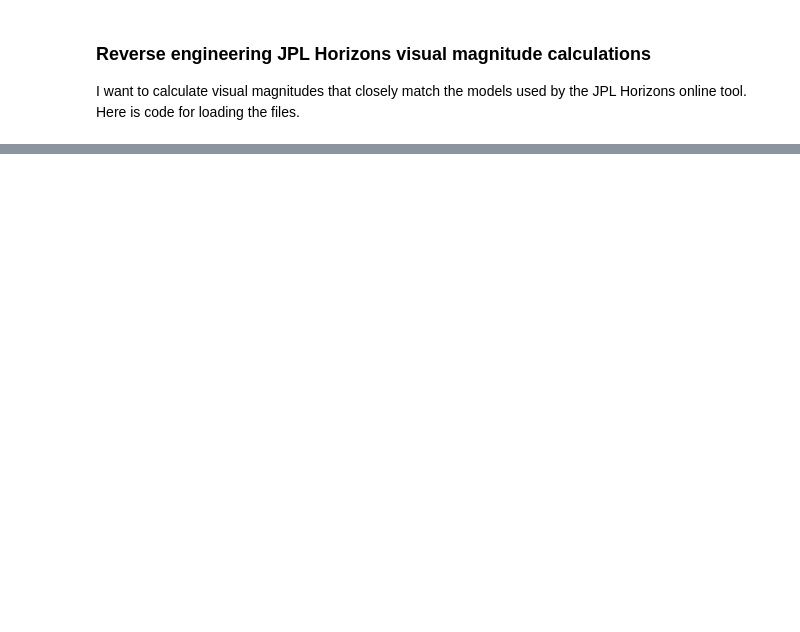
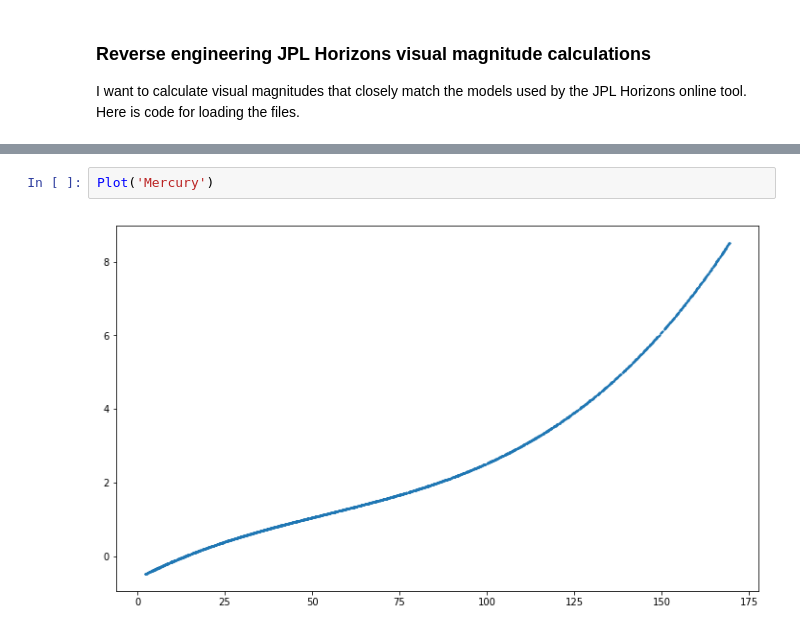
Before and after one commit to cosinekitty/astronomy, a Jupyter notebook: generate/magnitude/jpl_horizons_magnitude.ipynb, the cells around one changed output, grey strips where cells are left out. Drawn from its saved outputs; the diff is of its cells as text; blank space fills up the shorter version.

```diff
--- a/generate/magnitude/jpl_horizons_magnitude.ipynb
+++ b/generate/magnitude/jpl_horizons_magnitude.ipynb
@@ -39,0 +65,4 @@ str(Data['Venus'][0])
+# %%
+Plot('Mercury')
+# %% [output]
+[figure, added]
```
Also changed, not shown: parts of 14 cells of this notebook.
